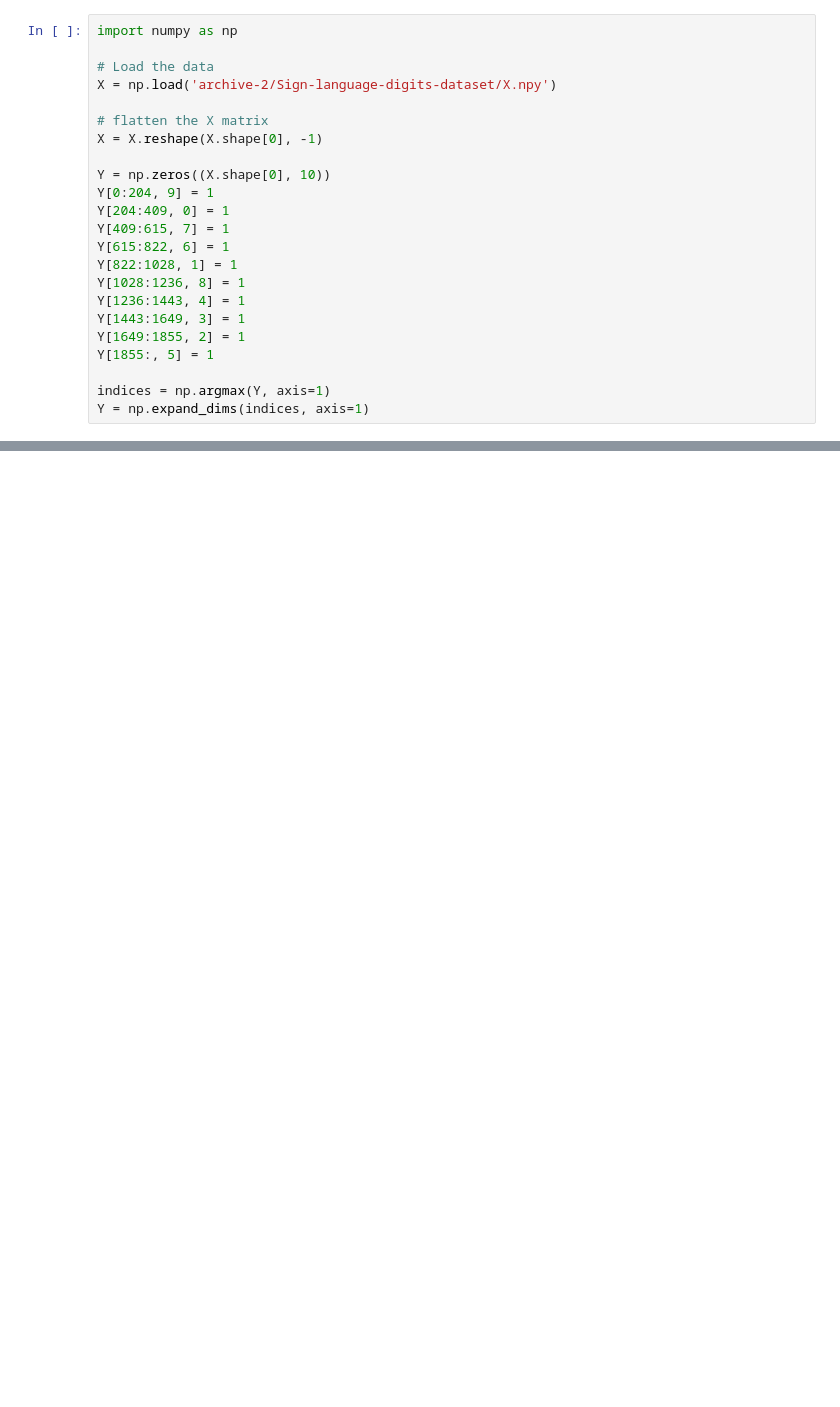
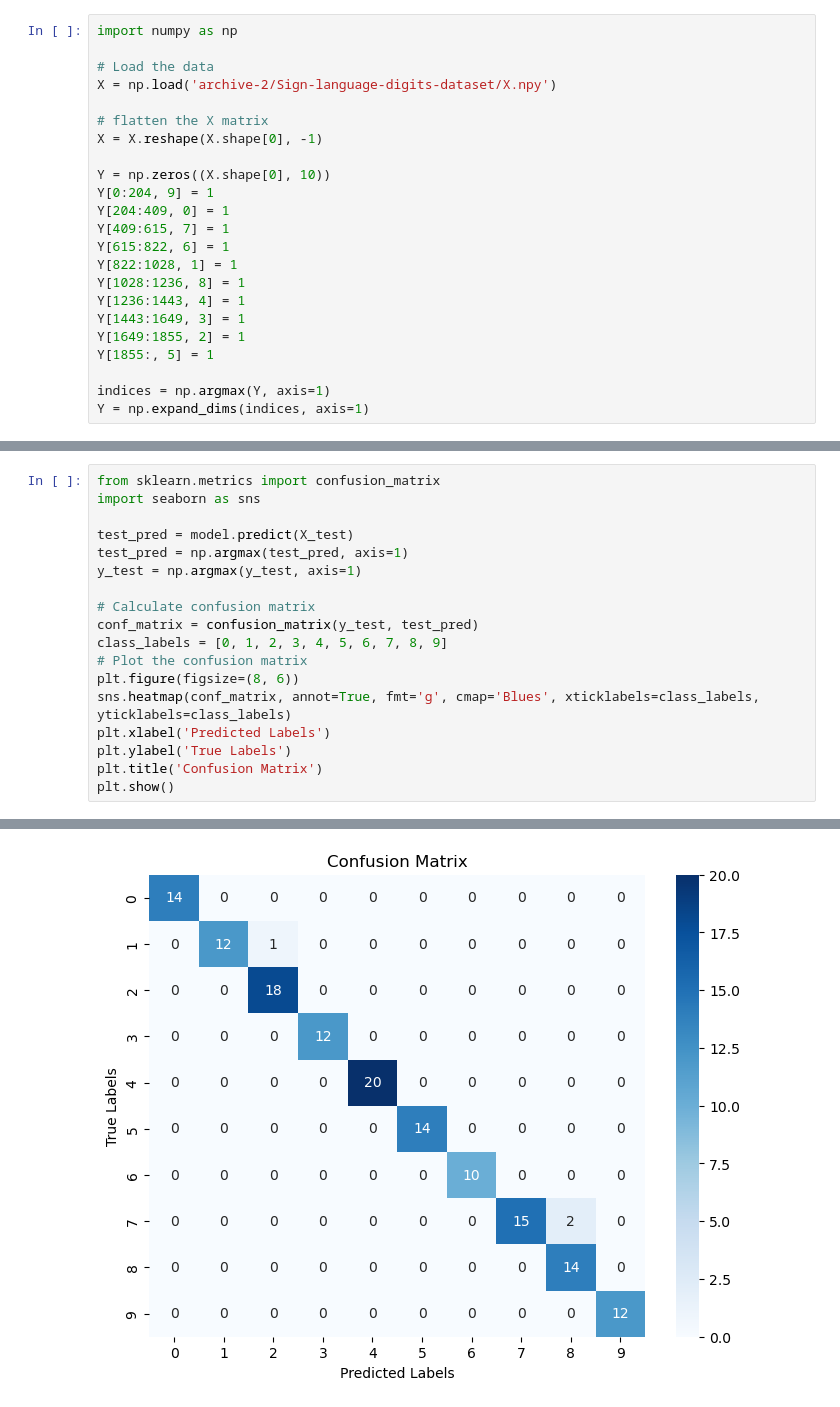
Before and after one commit to bernardofale/FAA, a Jupyter notebook: report1/tf_minibatch.ipynb, the cells around one changed output, grey strips where cells are left out. Cells and saved outputs as stored; diff of their text form; blank space fills up the shorter version.

```diff
--- a/report1/tf_minibatch.ipynb
+++ b/report1/tf_minibatch.ipynb
@@ -207,0 +240,19 @@ plot_random_image_and_predict(model, X_test, y_test, class_labels)
+# %%
+from sklearn.metrics import confusion_matrix
+import seaborn as sns
+
+test_pred = model.predict(X_test)
+test_pred = np.argmax(test_pred, axis=1)
+y_test = np.argmax(y_test, axis=1)
+
+# Calculate confusion matrix
+conf_matrix = confusion_matrix(y_test, test_pred)
+class_labels = [0, 1, 2, 3, 4, 5, 6, 7, 8, 9]
+# Plot the confusion matrix
+plt.figure(figsize=(8, 6))
+sns.heatmap(conf_matrix, annot=True, fmt='g', cmap='Blues', xticklabels=class_labels, yticklabels=class_labels)
+plt.xlabel('Predicted Labels')
+plt.ylabel('True Labels')
+plt.title('Confusion Matrix')
+plt.show()
+# %% [output]
@@ -207,0 +260 @@ plot_random_image_and_predict(model, X_test, y_test, class_labels)
+[figure, added]
```
Also changed, not shown: parts of 9 cells of this notebook, 1 other file.
